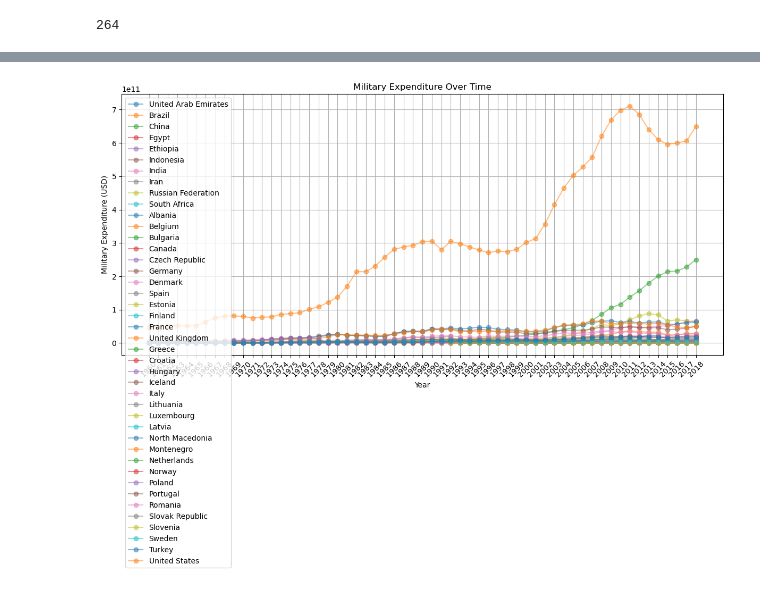
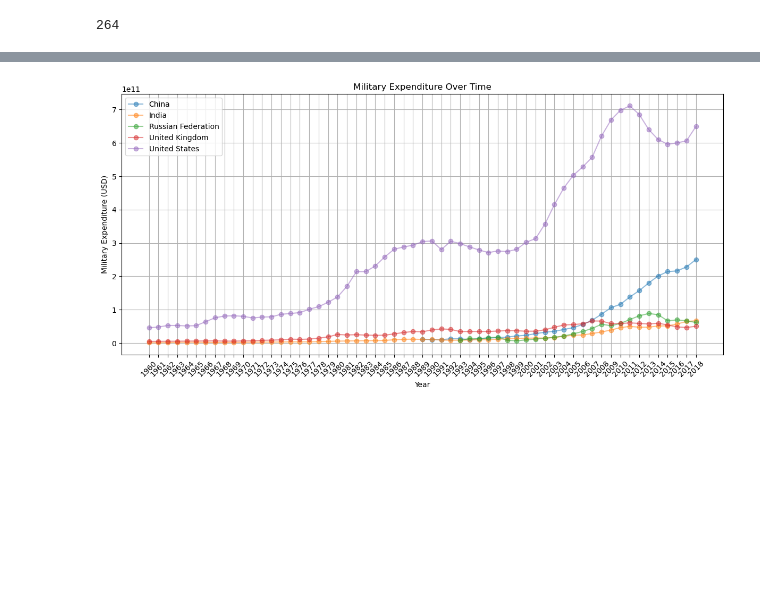
Before and after one commit to j-forte/Mil_expend_dataset, a Jupyter notebook: main.ipynb, the cells around one changed output, grey strips where cells are left out. Cells and saved outputs as stored; diff of their text form; code cells hidden in the pictures; blank space fills up the shorter version.

```diff
--- a/main.ipynb
+++ b/main.ipynb
@@ -141,22 +141,28 @@ See the caveats in the documentation: https://pandas.pydata.org/pandas-docs/stab
 5 rows × 64 columns
 # %%
-countries_to_plot = ["United States", "China",
-                     "Russia", "India", "United Kingdom"]
+countries_to_plot = [
+    "United States",
+    "China",
+    "Russian Federation",
+    "India",
+    "United Kingdom"
+]
 year_columns = list(map(str, range(1960, 2018 + 1)))
 
 
 plt.figure(figsize=(12, 6))
 for _, row in TOTAL.iterrows():
-    plt.plot(year_columns, row[year_columns],
-             marker="o", label=row["Name"], alpha=0.5)
+    if row['Name'] in countries_to_plot:
+        plt.plot(year_columns, row[year_columns],
+                 marker="o", label=row["Name"], alpha=0.5)
 
 # Labels & Title
 plt.xlabel("Year")
 plt.ylabel("Military Expenditure (USD)")
 plt.xticks(rotation=45)
 plt.tight_layout()
 plt.legend()
 plt.title("Military Expenditure Over Time")
 plt.grid(True)
 # %% [output]
-[figure, old version]
+[figure, new version]
```
Also changed, not shown: parts of 2 cells of this notebook.
